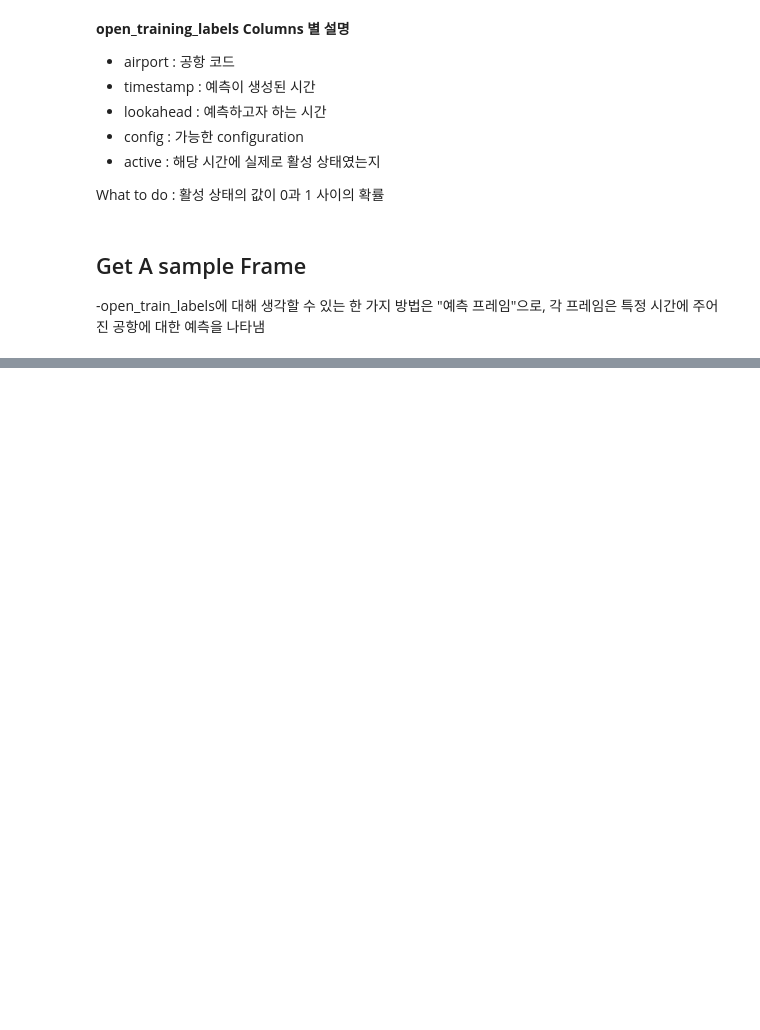
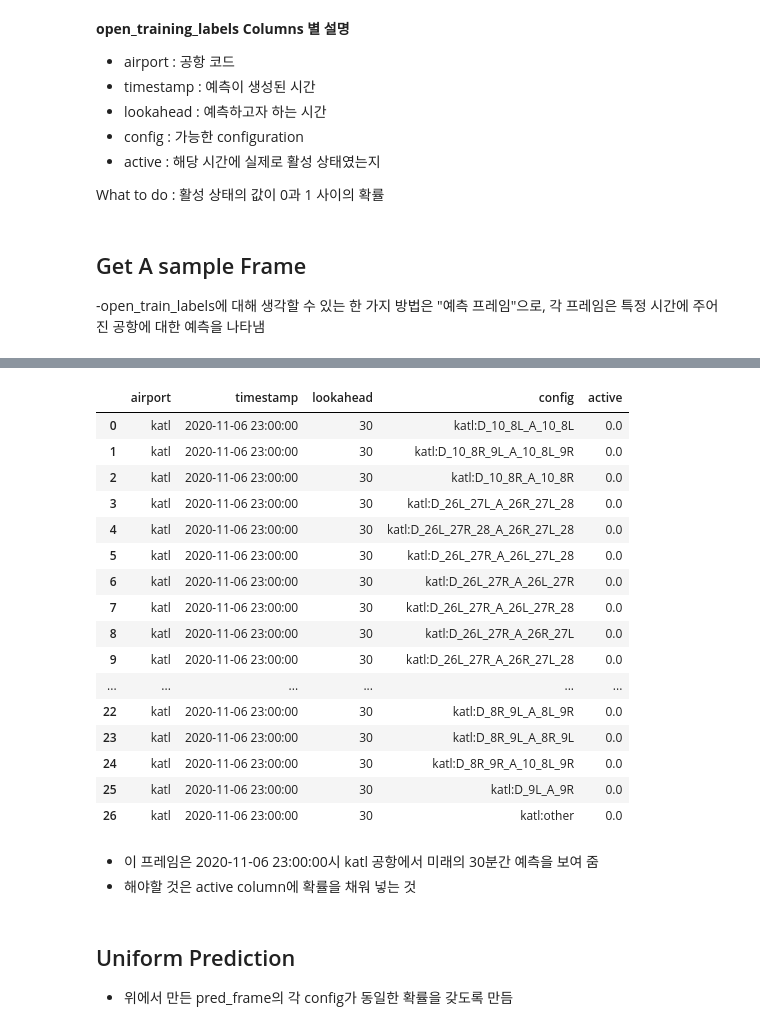
Before and after one commit to crimama/Airport_Configuration, a Jupyter notebook: BASELINE.ipynb, the cells around one changed output, grey strips where cells are left out. Cells and saved outputs as stored; diff of their text form; code cells hidden in the pictures; blank space fills up the shorter version.

```diff
--- a/BASELINE.ipynb
+++ b/BASELINE.ipynb
@@ -133,3 +133,9 @@ What to do : 활성 상태의 값이 0과 1 사이의 확률
 # %% [markdown]
 ## Get A sample Frame
 -open_train_labels에 대해 생각할 수 있는 한 가지 방법은 "예측 프레임"으로, 각 프레임은 특정 시간에 주어진 공항에 대한 예측을 나타냄
+# %%
+sample_frame_groups = open_train_labels.groupby(["airport", "timestamp", "lookahead"], sort=False)
+# %%
+for name, pred_frame in sample_frame_groups:
+    print(name)
+    break
@@ -135,0 +144,26 @@ What to do : 활성 상태의 값이 0과 1 사이의 확률
+# %%
+pred_frame
+# %% [output]
+|  | airport | timestamp | lookahead | config | active |
+| 0 | katl | 2020-11-06 23:00:00 | 30 | katl:D_10_8L_A_10_8L | 0.0 |
+| 1 | katl | 2020-11-06 23:00:00 | 30 | katl:D_10_8R_9L_A_10_8L_9R | 0.0 |
+| 2 | katl | 2020-11-06 23:00:00 | 30 | katl:D_10_8R_A_10_8R | 0.0 |
+| 3 | katl | 2020-11-06 23:00:00 | 30 | katl:D_26L_27L_A_26R_27L_28 | 0.0 |
+| 4 | katl | 2020-11-06 23:00:00 | 30 | katl:D_26L_27R_28_A_26R_27L_28 | 0.0 |
+| 5 | katl | 2020-11-06 23:00:00 | 30 | katl:D_26L_27R_A_26L_27L_28 | 0.0 |
+| 6 | katl | 2020-11-06 23:00:00 | 30 | katl:D_26L_27R_A_26L_27R | 0.0 |
+| 7 | katl | 2020-11-06 23:00:00 | 30 | katl:D_26L_27R_A_26L_27R_28 | 0.0 |
+| 8 | katl | 2020-11-06 23:00:00 | 30 | katl:D_26L_27R_A_26R_27L | 0.0 |
+| 9 | katl | 2020-11-06 23:00:00 | 30 | katl:D_26L_27R_A_26R_27L_28 | 0.0 |
+| ... | ... | ... | ... | ... | ... |
+| 22 | katl | 2020-11-06 23:00:00 | 30 | katl:D_8R_9L_A_8L_9R | 0.0 |
+| 23 | katl | 2020-11-06 23:00:00 | 30 | katl:D_8R_9L_A_8R_9L | 0.0 |
+| 24 | katl | 2020-11-06 23:00:00 | 30 | katl:D_8R_9R_A_10_8L_9R | 0.0 |
+| 25 | katl | 2020-11-06 23:00:00 | 30 | katl:D_9L_A_9R | 0.0 |
+| 26 | katl | 2020-11-06 23:00:00 | 30 | katl:other | 0.0 |
+# %% [markdown]
+- 이 프레임은 2020-11-06 23:00:00시 katl 공항에서 미래의 30분간 예측을 보여 줌
+- 해야할 것은 active column에 확률을 채워 넣는 것
+# %% [markdown]
+## Uniform Prediction
+- 위에서 만든 pred_frame의 각 config가 동일한 확률을 갖도록 만듬
```
Also changed, not shown: parts of 27 cells of this notebook.
